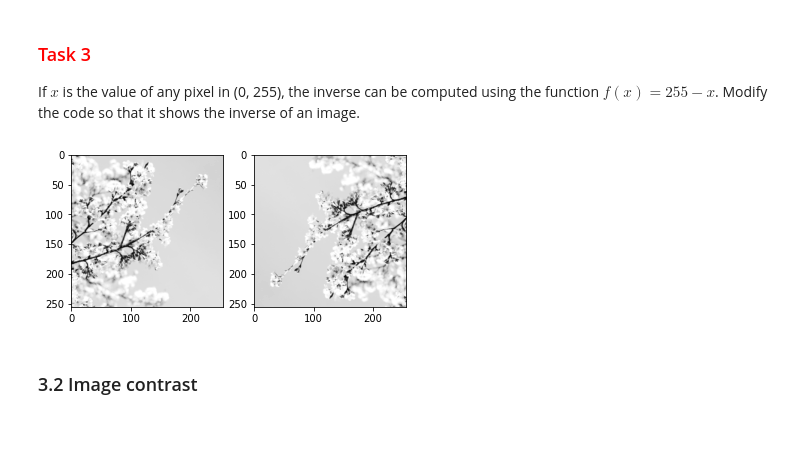
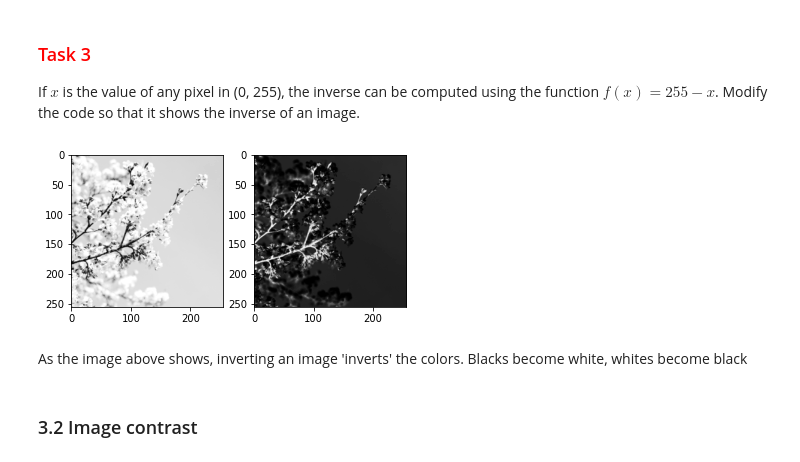
Before and after one commit to liam-michel/ai-labs, a Jupyter notebook: COM2028_Week_7_Lab_ImgProcessing.ipynb, the cells around one changed output. Saved outputs shown, nothing was run; the diff lists cells and outputs as text; code cells hidden in the pictures; blank space fills up the shorter version.

```diff
--- a/COM2028_Week_7_Lab_ImgProcessing.ipynb
+++ b/COM2028_Week_7_Lab_ImgProcessing.ipynb
@@ -208,19 +208,22 @@ plt.show()
 If $x$ is the value of any pixel in (0, 255), the inverse can be computed using the function $f(x) = 255 - x$. Modify the code so that it shows the inverse of an image.
 # %%
 # Complete the code for task 3 and show your images
-#the inversion of an image involves flipping both its y (height) and x (width) values
+#the inversion of an image involves subtracting pixel values from maximum pixel channel value
 
-inverse = flower[::-1, ::-1]
+#we can invert an image by simply minusing the whole image from the maximum channel value (in this case 255)
+inverse = 255 - flower
 
 #show original
 plt.subplot(1,2,1) #1 row, 2 column and then 1st index in that row
 plt.imshow(gray, cmap = 'gray')
 
 plt.subplot(1,2,2)
 plt.imshow(inverse, cmap = 'gray')
 plt.show()
 # %% [output]
-[figure, old version]
+[figure, new version]
+# %% [markdown]
+As the image above shows, inverting an image 'inverts' the colors. Blacks become white, whites become black <b />
 # %% [markdown]
 ### 3.2 Image contrast
 # %% [markdown]
```
Also changed, not shown: parts of 6 cells of this notebook.
